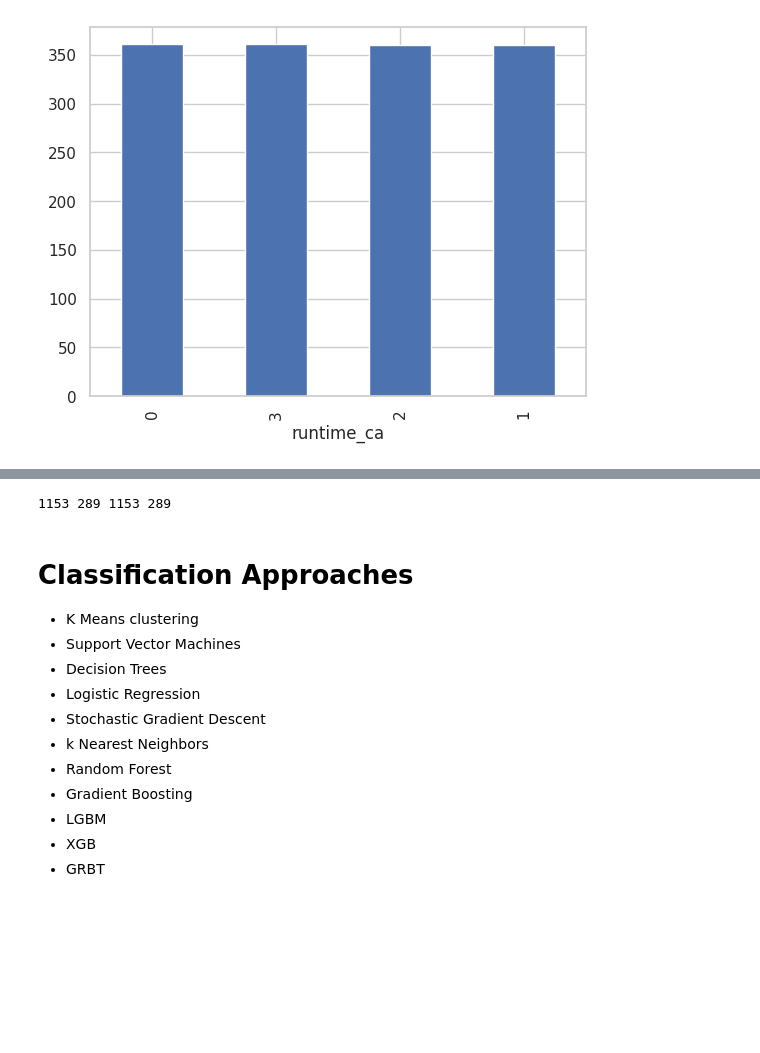
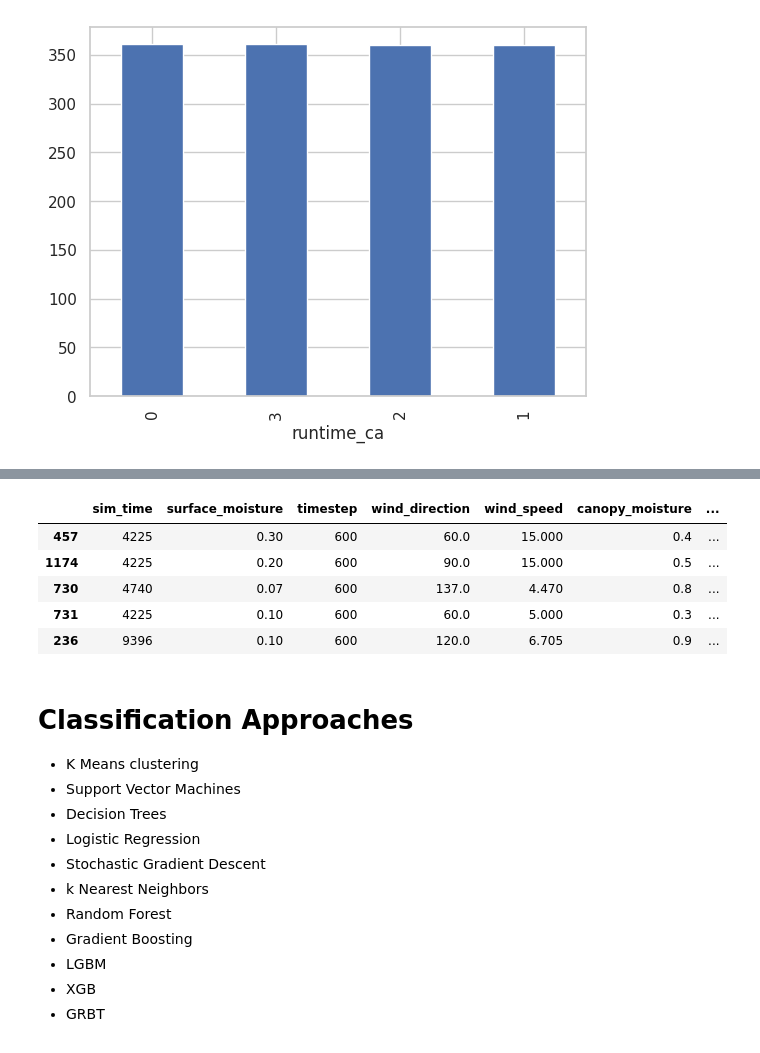
Before and after one commit to devinshende/learning-ml, a Jupyter notebook: classification.ipynb, the cells around one changed output, grey strips where cells are left out. Drawn from its saved outputs; the diff is of its cells as text; code cells hidden in the pictures; blank space fills up the shorter version.

```diff
--- a/classification.ipynb
+++ b/classification.ipynb
@@ -177,16 +178,21 @@ X.tail()
 # %%
 TEST_RATIO = 0.2
 
 X_train, X_test, y_train, y_test = train_test_split(X, y, test_size=TEST_RATIO,random_state=42)
+X_train.head()
+# X_train = np.array(X_train)
+# X_test = np.array(X_test)
+# y_train = np.array(y_train)
+# y_test = np.array(y_test)
 
-X_train = np.array(X_train)
-X_test = np.array(X_test)
-y_train = np.array(y_train)
-y_test = np.array(y_test)
-
-print(len(X_train), len(X_test), len(y_train), len(y_test))
+# print(len(X_train), len(X_test), len(y_train), len(y_test))
 # %% [output]
-1153 289 1153 289
+|  | sim_time | surface_moisture | timestep | wind_direction | wind_speed | canopy_moisture | ... |
+| 457 | 4225 | 0.30 | 600 | 60.0 | 15.000 | 0.4 | ... |
+| 1174 | 4225 | 0.20 | 600 | 90.0 | 15.000 | 0.5 | ... |
+| 730 | 4740 | 0.07 | 600 | 137.0 | 4.470 | 0.8 | ... |
+| 731 | 4225 | 0.10 | 600 | 60.0 | 5.000 | 0.3 | ... |
+| 236 | 9396 | 0.10 | 600 | 120.0 | 6.705 | 0.9 | ... |
 # %% [markdown]
 # Classification Approaches
 - K Means clustering
```
Also changed, not shown: parts of 34 cells of this notebook, 1 other file.
